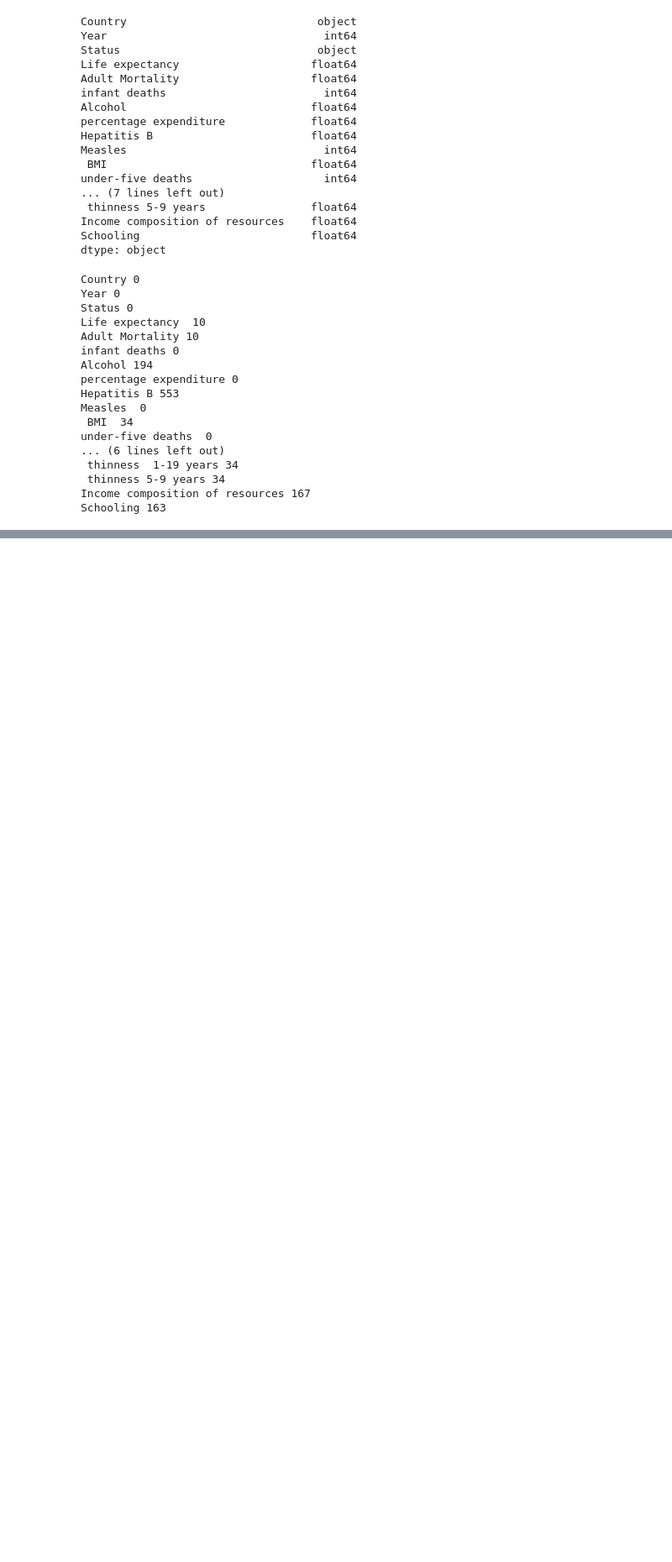
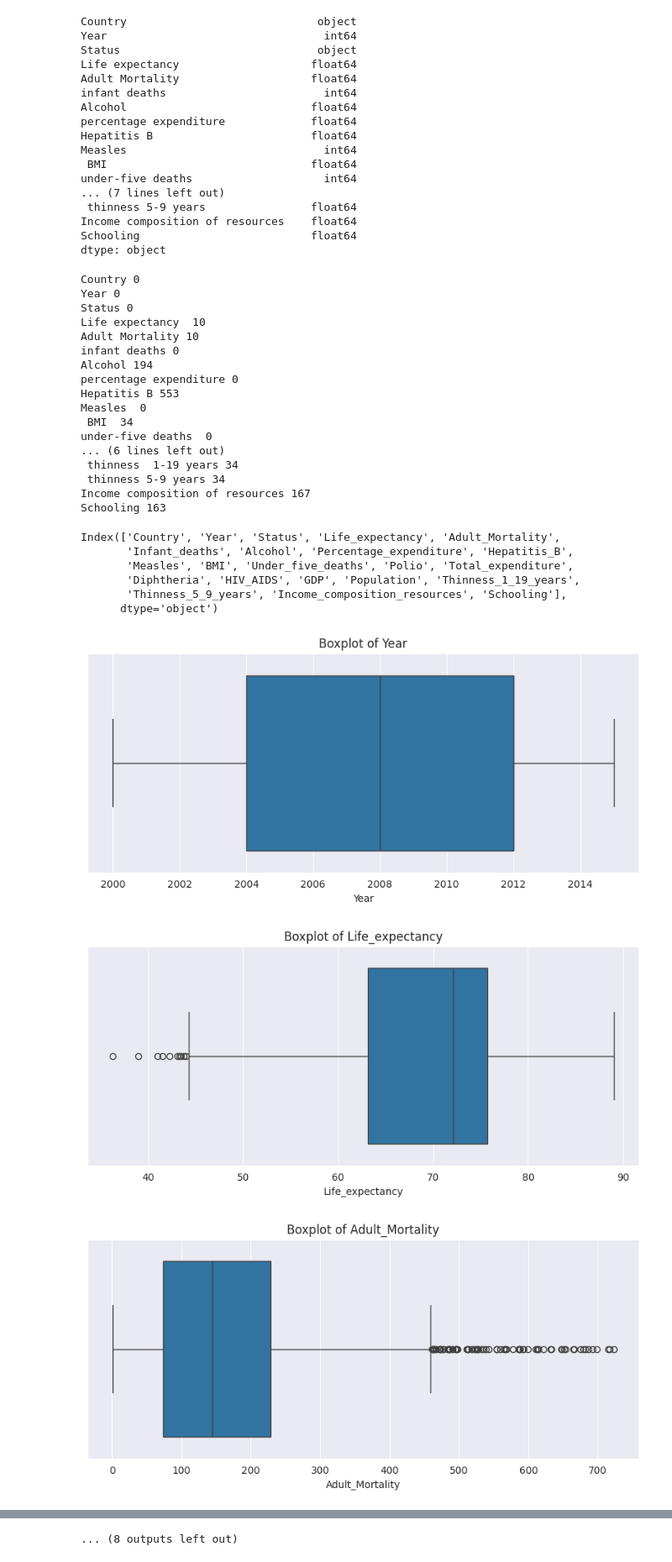
Before and after one commit to ramoliyaYug/PST, a Jupyter notebook: ml/lifeExpectancy/book.ipynb, the cells around one changed output, grey strips where cells are left out. Shown at 84% size. Cells and saved outputs as stored; diff of their text form; code cells hidden in the pictures; blank space fills up the shorter version.

Commit message:
cleaned the life expectancy data set

```diff
--- a/ml/lifeExpectancy/book.ipynb
+++ b/ml/lifeExpectancy/book.ipynb
@@ -83,0 +80,42 @@ Schooling 163
+# %%
+df.columns = df.columns.str.strip()
+# %%
+#renaming column names
+df.rename(columns={
+    "Life expectancy": "Life_expectancy",
+    "Adult Mortality": "Adult_Mortality",
+    "infant deaths": "Infant_deaths",
+    "percentage expenditure": "Percentage_expenditure",
+    "Hepatitis B": "Hepatitis_B",
+    "under-five deaths": "Under_five_deaths",
+    "Total expenditure": "Total_expenditure",
+    "HIV/AIDS": "HIV_AIDS",
+    "thinness  1-19 years": "Thinness_1_19_years",
+    "thinness 5-9 years": "Thinness_5_9_years",
+    "Income composition of resources": "Income_composition_resources"
+}, inplace=True)
+# %%
+print(df.columns)
+# %% [output]
+Index(['Country', 'Year', 'Status', 'Life_expectancy', 'Adult_Mortality',
+       'Infant_deaths', 'Alcohol', 'Percentage_expenditure', 'Hepatitis_B',
+       'Measles', 'BMI', 'Under_five_deaths', 'Polio', 'Total_expenditure',
+       'Diphtheria', 'HIV_AIDS', 'GDP', 'Population', 'Thinness_1_19_years',
+       'Thinness_5_9_years', 'Income_composition_resources', 'Schooling'],
+      dtype='object')
+# %%
+#plotting box plot to see outliers
+import matplotlib.pyplot as plt
+import seaborn as sns
+
+numeric_cols = df.select_dtypes(include=['float64', 'int64']).columns
+
+for col in numeric_cols:
+    plt.figure(figsize=(10, 4))
+    sns.boxplot(x=df[col])
+    plt.title(f"Boxplot of {col}")
+    plt.show()
+# %% [output]
+[figure, added]
+[figure, added]
+[figure, added]
@@ -83,0 +131 @@ Schooling 163
+... (8 outputs left out)
```
Also changed, not shown: parts of 8 cells of this notebook, 6 other files.
